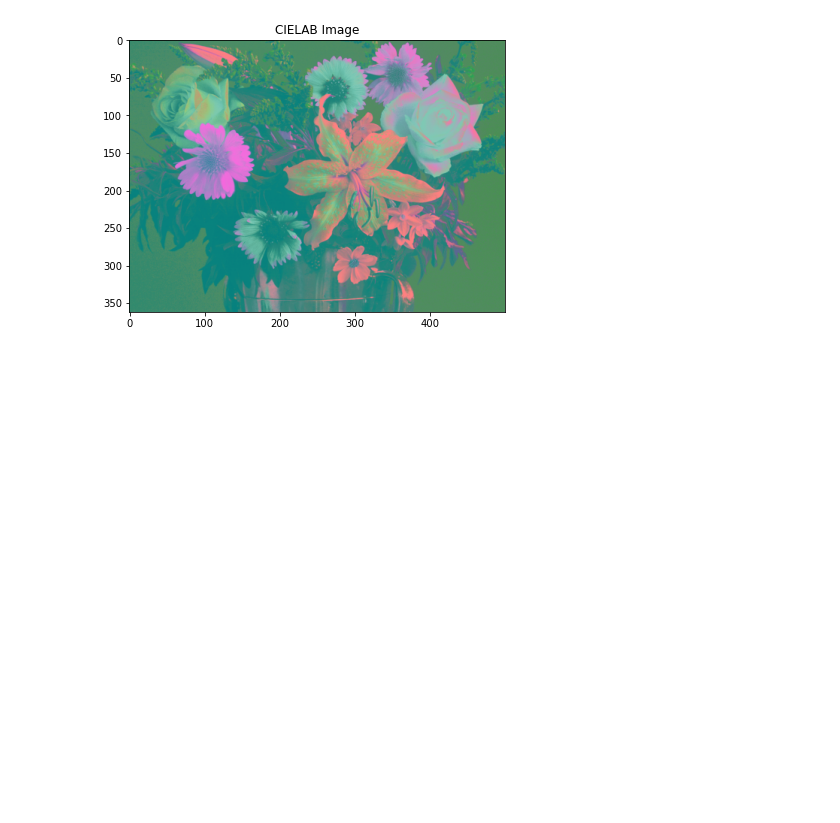
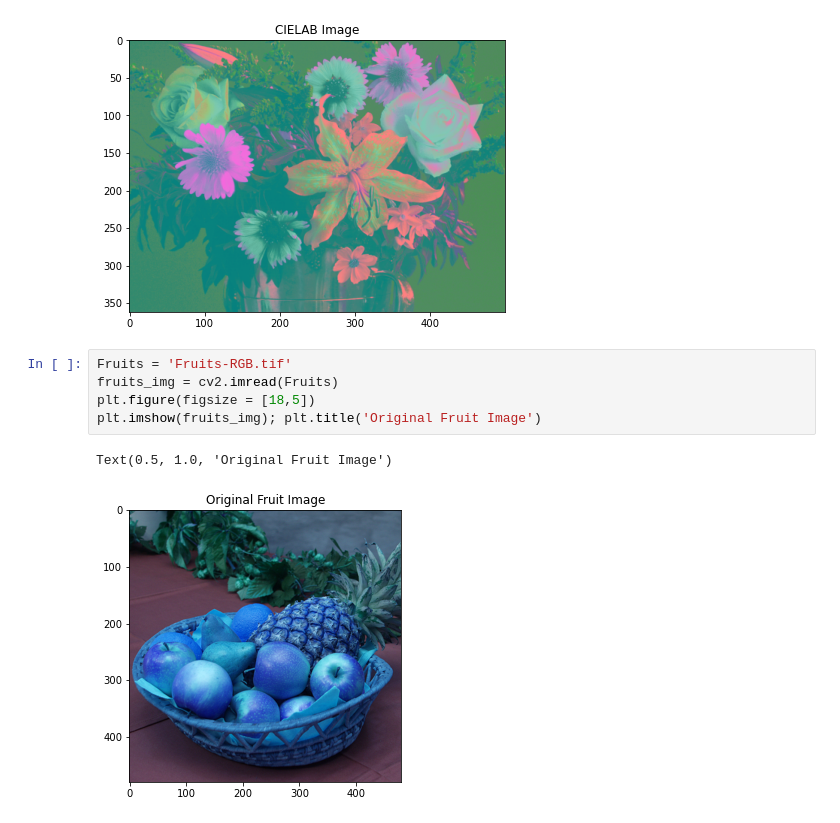
Before and after one commit to scarletknight11/CS334, a Jupyter notebook: Assignment5.ipynb, the cells around one changed output. Cells and saved outputs as stored; diff of their text form; blank space fills up the shorter version.

```diff
--- a/Assignment5.ipynb
+++ b/Assignment5.ipynb
@@ -44,3 +52,11 @@ plt.imshow(cielab); plt.title('CIELAB Image')
 # %% [output]
 Text(0.5, 1.0, 'CIELAB Image')
 [figure]
+# %%
+Fruits = 'Fruits-RGB.tif'
+fruits_img = cv2.imread(Fruits)
+plt.figure(figsize = [18,5])
+plt.imshow(fruits_img); plt.title('Original Fruit Image')
+# %% [output]
+Text(0.5, 1.0, 'Original Fruit Image')
+[figure, added]
```
Also changed, not shown: parts of 2 cells of this notebook.
